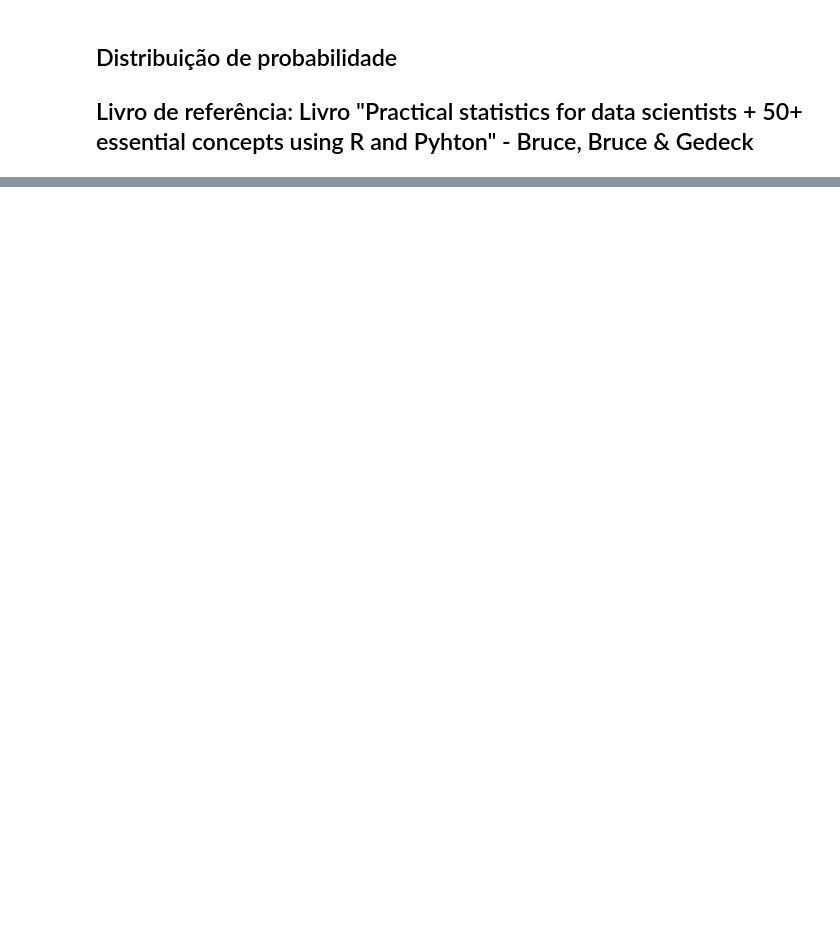
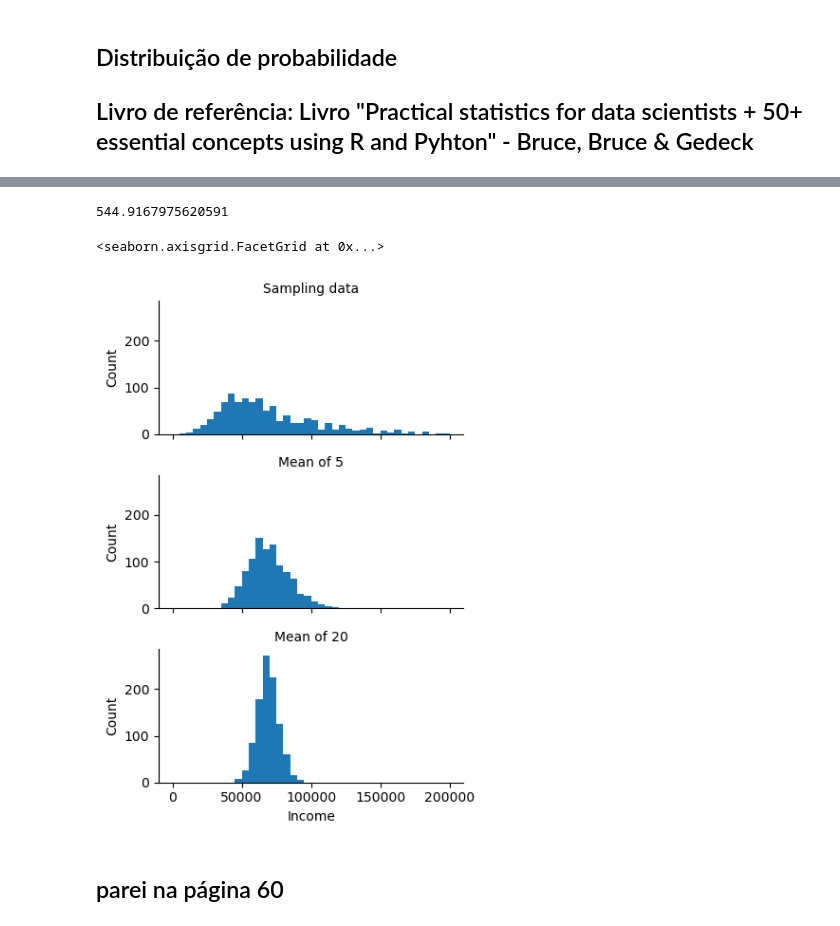
Before and after one commit to blsribeiro83/mba-data-science, a Jupyter notebook: 01-estatistica/02.distribuicao_probabilidade.ipynb, the cells around one changed output, grey strips where cells are left out. Saved outputs shown, nothing was run; the diff lists cells and outputs as text; code cells hidden in the pictures; blank space fills up the shorter version.

```diff
--- a/01-estatistica/02.distribuicao_probabilidade.ipynb
+++ b/01-estatistica/02.distribuicao_probabilidade.ipynb
@@ -16,0 +130,6 @@
+# %%
+# erro padrão
+# desvio padrão da amostra / raiz do tamanho da amostra
+jobs["salary"].std() / np.sqrt(len(jobs["salary"]))
+# %% [output]
+544.9167975620591
@@ -16,0 +147,29 @@
+# %%
+# DISTRIBUIÇÃO ESTATÍSTICA
+
+loans_income = pd.read_csv("loans_income.csv",sep=",") #banco de dados bruto
+sample_data = pd.DataFrame({"income":loans_income["x"].sample(1000).squeeze(),"type":"Sampling data"}) #tomei amostragem aleatória de
+# 1000 amostras dentro da amostra principal
+
+sample_mean_05 = pd.DataFrame({"income":[loans_income["x"].sample(5).mean() for _ in range (1000)],"type": "Mean of 5"}) #sample de 5 amostras
+# repetido 1000 vezes
+
+sample_mean_20 = pd.DataFrame({"income":[loans_income["x"].sample(20).mean() for _ in range (1000)],"type":"Mean of 20"})
+
+# Importante
+# O _ é uma convenção do Python para dizer "preciso de uma variável de controle para o loop funcionar,
+# mas não vou usá-la em nenhum momento". É só um sinal para quem lê o código: "esse contador não importa, o que importa é a repetição"
+
+results = pd.concat([sample_data,sample_mean_05,sample_mean_20]) #juntando todos os df de sample em um df só, para construção de gráficos
+# %%
+# gráfico para análise de distribuição amostral e distribuição estatística
+
+g = sns.FacetGrid(results,col="type",col_wrap = 1, height = 2, aspect = 2)
+g.map(plt.hist,"income",range = [0,200000], bins = 40)
+g.set_axis_labels ("Income","Count")
+g.set_titles("{col_name}")
+# %% [output]
+<seaborn.axisgrid.FacetGrid at 0x...>
+[figure, added]
+# %% [markdown]
+## parei na página 60
```
Also changed, not shown: parts of 12 cells of this notebook, 1 other file.
